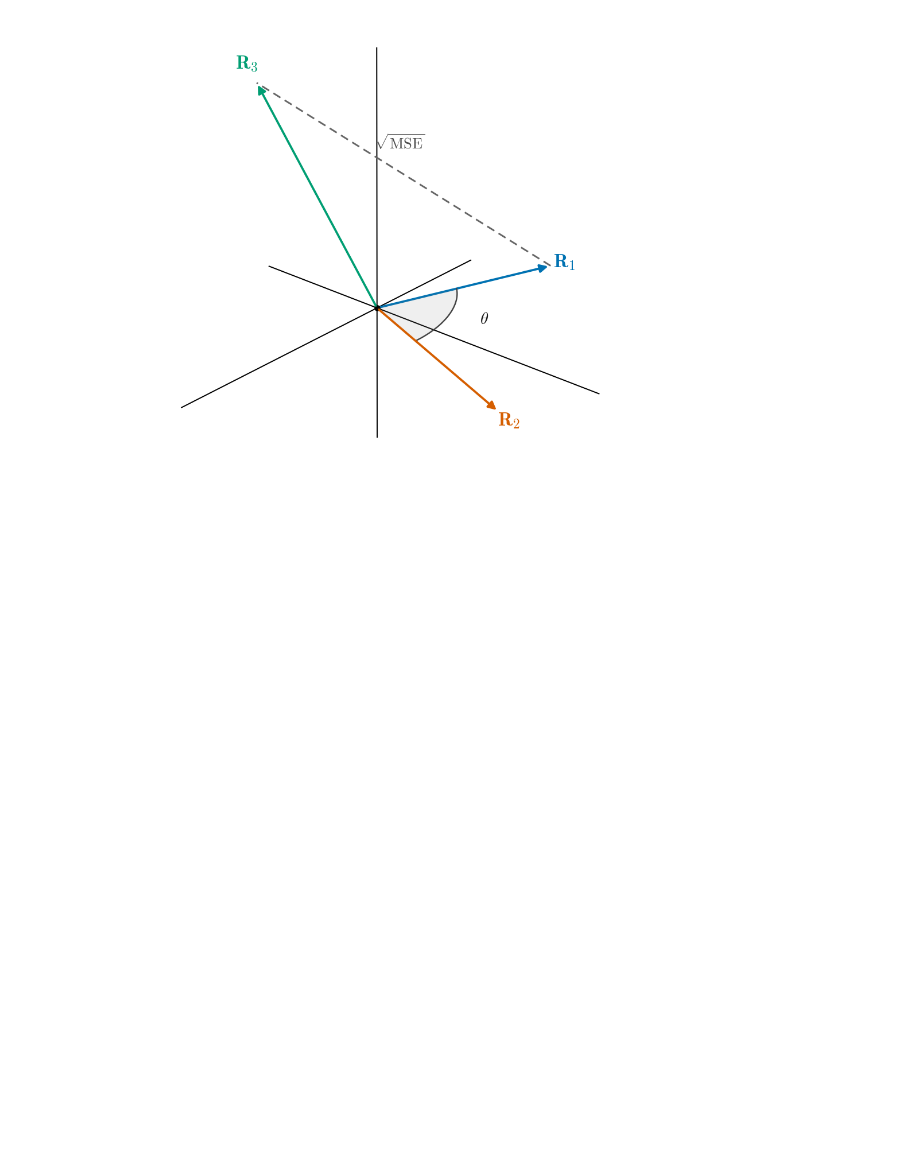
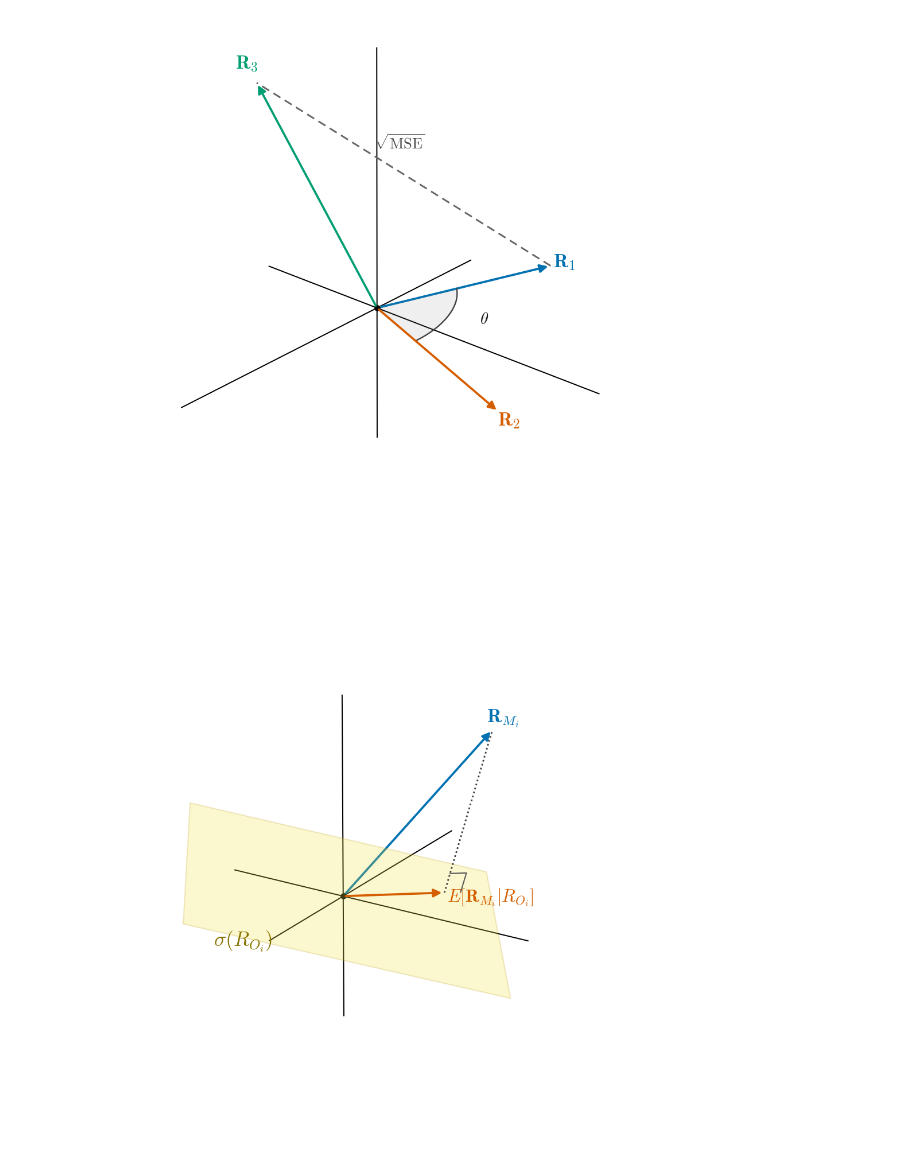
Before and after one commit to michelecarlo/Graduate-Thesis, a Jupyter notebook: Code/Visualizations.ipynb, the cells around one changed output. Saved outputs shown, nothing was run; the diff lists cells and outputs as text; code cells hidden in the pictures; blank space fills up the shorter version.

```diff
--- a/Code/Visualizations.ipynb
+++ b/Code/Visualizations.ipynb
@@ -93,3 +93,76 @@ fig.savefig(FIG_DIR / "hilbert_vectors.pdf", bbox_inches="tight", pad_inches=0.0
 plt.show()
 # %% [output]
 [figure]
+# %%
+# Orthogonal projection of a vector R_M onto a closed subspace H (a tilted plane
+# through the origin). This is the conditional-expectation picture: P_H R_M is the
+# best approximation of R_M living in H, and the residual R_M - P_H R_M is
+# orthogonal to H -- the dotted perpendicular, of minimal length.
+
+# subspace H: a gently tilted plane through the origin
+n = np.array([0.22, 0.15, 1.0])          # near-vertical normal -> shallow tilt
+n /= np.linalg.norm(n)
+e1 = np.cross(n, [0, 0, 1.0])            # horizontal in-plane direction
+e1 /= np.linalg.norm(e1)
+e2 = np.cross(n, e1)                      # in-plane "up the slope" direction
+
+# a vector R_M and its orthogonal projection onto H
+proj = -1 * e1 + 1.5 * e2               # P_H R_M : a vector lying in H
+R_M = proj + 2.5 * n                     # rise off the plane along the normal
+resid = R_M - proj                       # residual, perpendicular to H
+
+fig = plt.figure(figsize=(7, 6))
+ax = fig.add_subplot(111, projection="3d")
+ax.set_axis_off()
+
+# bare black reference axes through the origin (same frame as the L^2 figure)
+for d in np.eye(3):
+    p0, p1 = -1.8 * d, 2.9 * d
+    ax.plot([p0[0], p1[0]], [p0[1], p1[1]], [p0[2], p1[2]],
+            color="black", lw=0.9, zorder=1)
+
+# the subspace H as a translucent yellow parallelogram
+s = 2.2
+corners = np.array([s * e1 + s * e2, -s * e1 + s * e2,
+                    -s * e1 - s * e2, s * e1 - s * e2])
+ax.add_collection3d(Poly3DCollection([corners], facecolor="#F0E442", alpha=0.25,
+                                     edgecolor="#C9A227", lw=0.9, zorder=2))
+ax.text(*(1.06 * (s * e1 - 0.6 * s * e2)), r"$\sigma(R_{O_i})$", color="#8A7400",
+        fontsize=16, fontstyle="italic", ha="center", va="center")
+
+# R_M (off the plane) and its projection P_H R_M (in the plane)
+ax.add_artist(Arrow3D((0, 0, 0), R_M, mutation_scale=13, lw=1.7,
+                      arrowstyle="-|>", color="#0072B2", zorder=6))
+ax.add_artist(Arrow3D((0, 0, 0), proj, mutation_scale=13, lw=1.7,
+                      arrowstyle="-|>", color="#D55E00", zorder=5))
+ax.text(*(R_M * 1.07), r"$\mathbf{R}_{M_i}$", color="#0072B2",
+        fontsize=15, fontweight="bold", ha="center", va="center")
+ax.text(*(proj * 1.02 + 0.18 * e1), r"$E[\mathbf{R}_{M_i}|R_{O_i}]$", color="#D55E00",
+        fontsize=14, fontweight="bold", ha="left", va="center")
+
+# the distance R_M - P_H R_M as a dotted perpendicular, with a right-angle marker
+gap = np.vstack([proj, R_M])
+ax.plot(gap[:, 0], gap[:, 1], gap[:, 2], color="0.25", lw=1.3,
+        ls=(0, (1, 1.5)), zorder=6)
+side = np.cross(resid, e1)
+side /= np.linalg.norm(side)
+#ax.text(*(proj + 0.55 * resid - 0.42 * side), r"$\|\mathbf{R}_M-P_H\mathbf{R}_M\|$",color="0.25", fontsize=10, ha="center", va="center")
+
+nrm = resid / np.linalg.norm(resid)
+pin = proj / np.linalg.norm(proj)
+k = 0.30
+sq = np.array([proj + k * pin, proj + k * pin + k * nrm, proj + k * nrm])
+ax.plot(sq[:, 0], sq[:, 1], sq[:, 2], color="0.35", lw=0.9, zorder=6)
+
+ax.scatter(0, 0, 0, color="k", s=14, depthshade=False)  # origin
+
+ax.view_init(elev=22, azim=-58)
+ax.set_box_aspect((1, 1, 1), zoom=1.25)
+lim = (-2.4, 3.2)
+ax.set(xlim=lim, ylim=lim, zlim=lim)
+fig.subplots_adjust(left=0, right=1, bottom=0, top=1)
+
+fig.savefig(FIG_DIR / "projection_H.pdf", bbox_inches="tight", pad_inches=0.02)
+plt.show()
+# %% [output]
+[figure, added]
```
Also changed, not shown: parts of 1 cell of this notebook, 3 other files.
